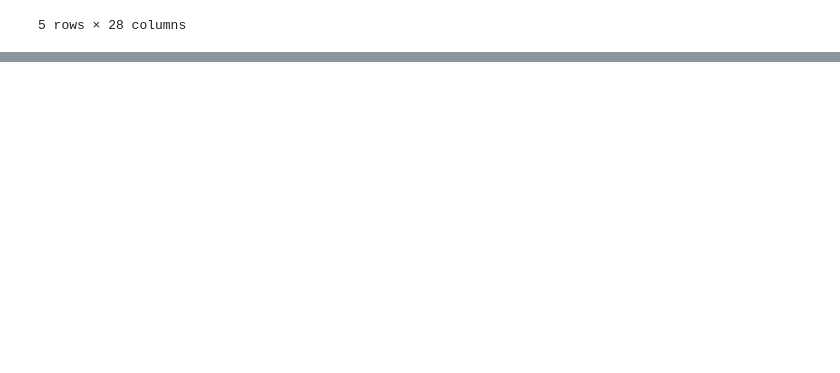
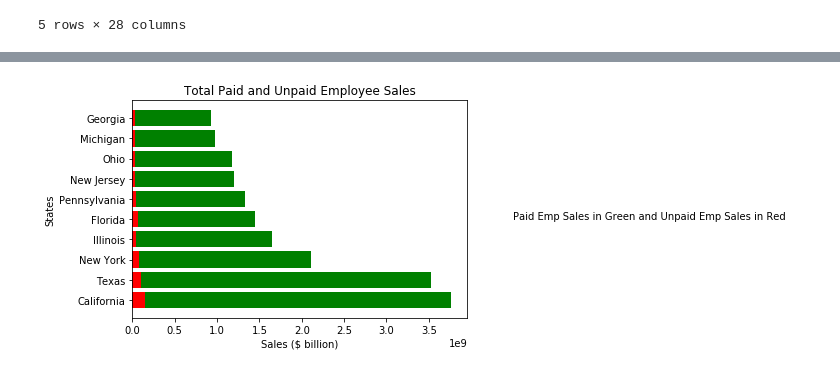
Before and after one commit to tafolabi/Project_Alpha, a Jupyter notebook: Project_Alpha.ipynb, the cells around one changed output, grey strips where cells are left out. Cells and saved outputs as stored; diff of their text form; code cells hidden in the pictures; blank space fills up the shorter version.

```diff
--- a/Project_Alpha.ipynb
+++ b/Project_Alpha.ipynb
@@ -74,0 +75,31 @@ See the caveats in the documentation: http://pandas.pydata.org/pandas-docs/stabl
+# %%
+#change all values in the dataframe with "S" to 0
+my_new_data = new_data.replace({'S': 0})
+## make all values in the Paid Emp Sales and Unpaid Emp Firms Column integers
+my_new_data['Paid Emp Sales'] = my_new_data['Paid Emp Sales'].astype(int)
+my_new_data['Unpaid Emp Sales'] = my_new_data['Unpaid Emp Sales'].astype(int)
+#groupby state and maximum number of Paid and Unpaid Employee Sales in each state
+firm_sales = my_new_data.groupby('State').agg({'Paid Emp Sales':'max','Unpaid Emp Sales':'max'})
+
+#sort values in ascending order to get the 10 highest states
+firm_sales = firm_sales.sort_values("Paid Emp Sales", ascending=False)
+#select the top 10 states
+firm_sales = firm_sales.head(10)
+# reset index of the data frame
+firm_sales.reset_index(inplace=True)
+
+#plot the line graph
+x_axis = firm_sales["State"]
+paid_emp = firm_sales["Paid Emp Sales"]
+unpaid_emp = firm_sales["Unpaid Emp Sales"]
+
+paid_handle = plt.barh(x_axis, paid_emp, color='green')
+unpaid_handle = plt.barh(x_axis, unpaid_emp, color='red')
+plt.text(4500000000,4,"Paid Emp Sales in Green and Unpaid Emp Sales in Red")
+
+plt.title("Total Paid and Unpaid Employee Sales")
+plt.ylabel("States")
+plt.xlabel("Sales ($ billion)")
+plt.savefig("Output/Barsales.png")
+# %% [output]
+[figure, added]
```
Also changed, not shown: parts of 2 cells of this notebook, 3 other files.
